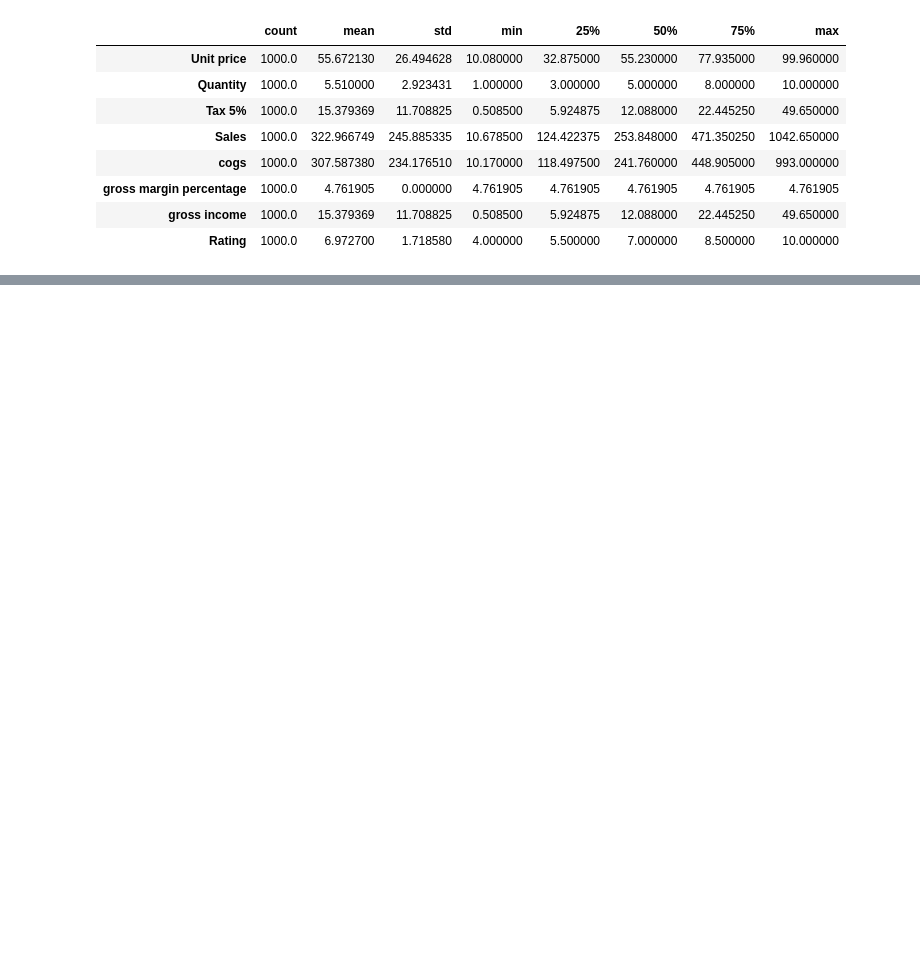
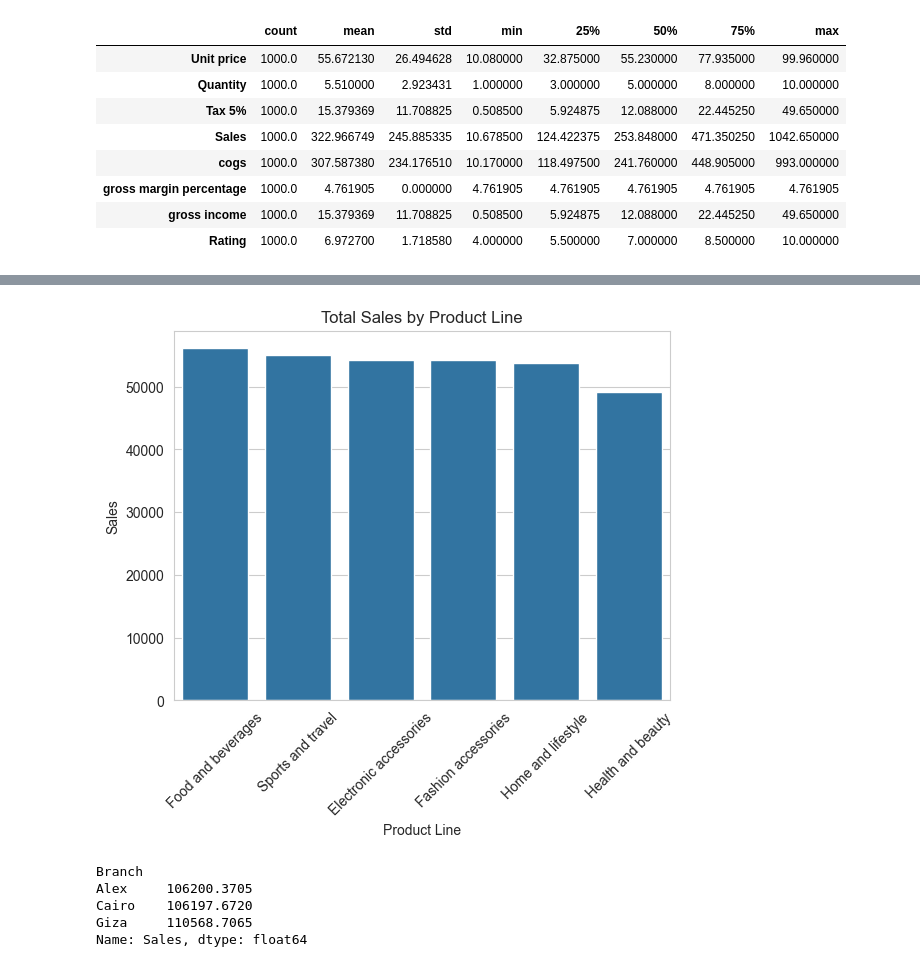
Before and after one commit to GL1TH/supermarket, a Jupyter notebook: Supermarket_project.ipynb, the cells around one changed output, grey strips where cells are left out. Drawn from its saved outputs; the diff is of its cells as text; code cells hidden in the pictures; blank space fills up the shorter version.

```diff
--- a/Supermarket_project.ipynb
+++ b/Supermarket_project.ipynb
@@ -3,6 +3,9 @@ import pandas as pd
 import numpy as np
 import matplotlib.pyplot as plt
 import seaborn as sns
+
+# make plots look nicer
+sns.set_style("whitegrid")
 # %%
 from sklearn.preprocessing import StandardScaler, MinMaxScaler, LabelEncoder, OneHotEncoder
 from sklearn.model_selection import train_test_split
@@ -12,9 +15,9 @@ from sklearn.linear_model import LinearRegression, LogisticRegression
 from sklearn.tree import DecisionTreeClassifier, DecisionTreeRegressor
 from sklearn.ensemble import RandomForestClassifier, GradientBoostingClassifier
 # %%
-supermarket = pd.read_csv("Supermart.csv")
+df = pd.read_csv("Supermart.csv")
 
-supermarket.head(10)
+df.head(10)
 # %% [output]
 |  | Invoice ID | Branch | City | Customer type | Gender | Product line | Unit price | Quantity | Tax 5% | ... |
 | 0 | 750-67-8428 | Alex | Yangon | Member | Female | Health and beauty | 74.69 | 7 | 26.1415 | ... |
@@ -89,0 +94,9 @@ supermarket_cat_encoded
+# %%
+df["Date"] = pd.to_datetime(df["Date"])
+
+df["Time"] = pd.to_datetime(df["Time"])
+
+# Create new useful features
+df["Hour"] = df["Time"].dt.hour
+df["Day"] = df["Date"].dt.day_name()
+df["Month"] = df["Date"].dt.month
@@ -89,0 +109,4 @@ supermarket_cat_encoded
+# %%
+## Sales by Product Line
+sales_product = df.groupby("Product line")["Sales"].sum().sort_values(ascending=False)
+print(sales_product)
@@ -89,0 +122,21 @@ supermarket_cat_encoded
+# %%
+## Visualization
+plt.Figure(figsize=(10,6))
+sns.barplot(x=sales_product.index, y=sales_product.values)
+plt.xticks(rotation=45)
+plt.title("Total Sales by Product Line")
+plt.xlabel("Product Line")
+plt.ylabel("Sales")
+plt.show()
+# %% [output]
+[figure, added]
+# %%
+## Sales by Branch
+sales_branch = df.groupby("Branch")["Sales"].sum()
+print(sales_branch)
+# %% [output]
+Branch
+Alex     106200.3705
+Cairo    106197.6720
+Giza     110568.7065
+Name: Sales, dtype: float64
```
Also changed, not shown: parts of 13 cells of this notebook.
